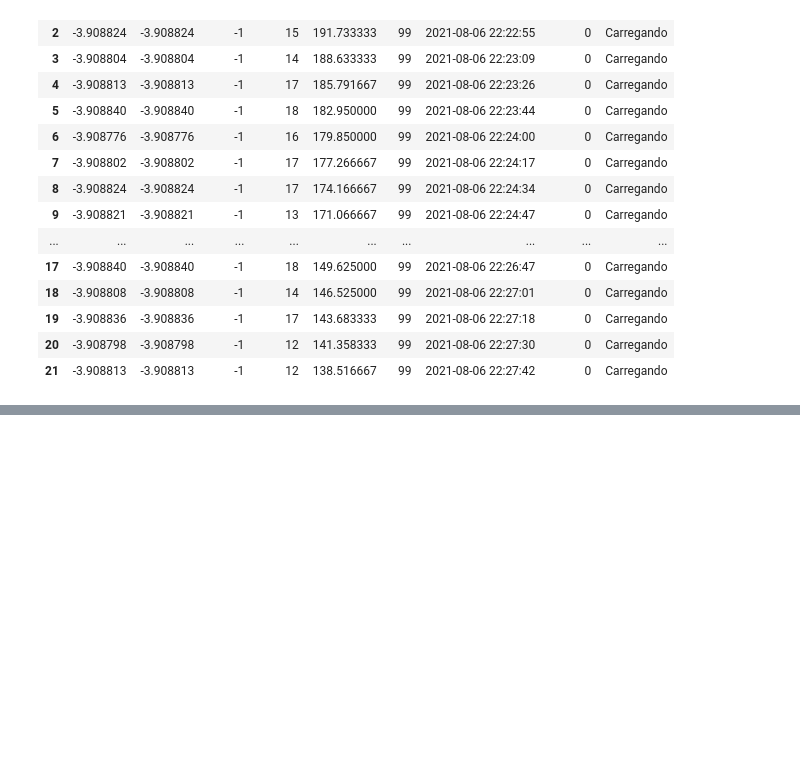
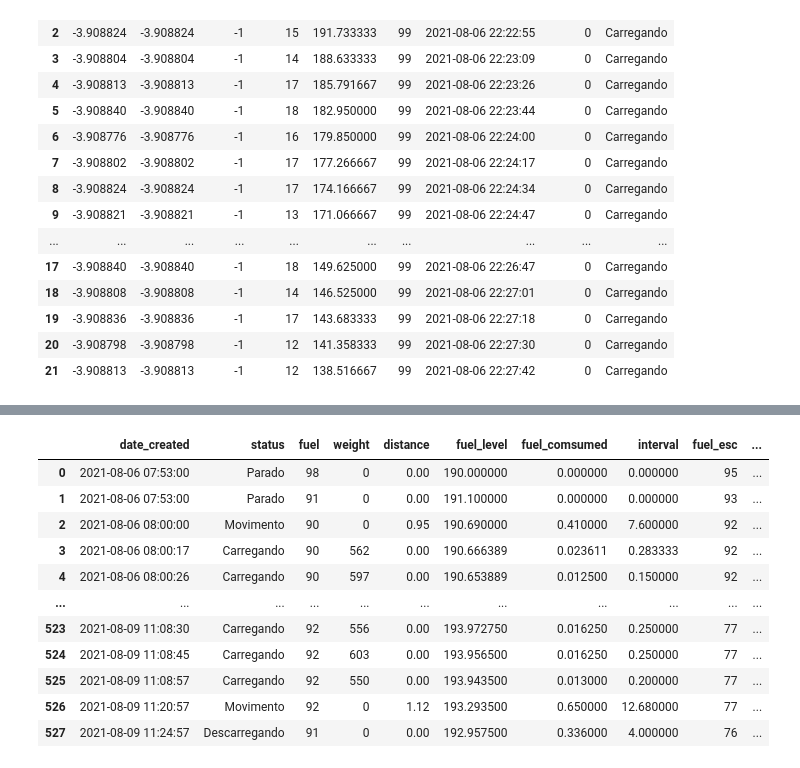
Before and after one commit to Daniel-Fiuza/analise_de_dados_python, a Jupyter notebook: notebooks/indicadores_desempenho.ipynb, the cells around one changed output, grey strips where cells are left out. Drawn from its saved outputs; the diff is of its cells as text; code cells hidden in the pictures; blank space fills up the shorter version.

Commit message:
completada geracao de dados e indicadores

```diff
--- a/notebooks/indicadores_desempenho.ipynb
+++ b/notebooks/indicadores_desempenho.ipynb
@@ -876,10 +927,20 @@ def genOneCycle(df_cycle):
 
 
 ################## Inicio #########################################
+day_list = []
+date = pd.to_datetime(f'2021-08-06 07:00:00')
+qtde_dias = 18 #Quantidade de dias úteis gerados
+for idx in range(qtde_dias):
+    minutes = int(random.uniform(-1, 1)*57)
+    date += np.timedelta64(int(minutes*60),'s')
+    day_list.append(str(date))
+    date += np.timedelta64(1,'D') if date.weekday() < 4 else np.timedelta64(3,'D')
+
+
 df_dict = {
-            'date_created': [pd.to_datetime('2021-08-06 07:15:53')],
+            'date_created': [pd.to_datetime(day_list[0])],
             'status': ['Parado'],
-            'fuel': [90],
+            'fuel': [98],
             'weight': [0],
             'distance': [0],
             'fuel_level': [190],
@@ -893,30 +954,55 @@ df_dict = {
 
 df_cycle = pd.DataFrame(df_dict)
 
+#Ciclo de 'day_list' dias
+for date in day_list:
+    fuel_init = random.randint(86,97)
+    fuel_level_init = (fuel_init*litragem_cam)/100
+    fuel_esc_init = random.randint(88,95)
+    fuel_level_esc_init = (fuel_esc_init*litragem_esc)/100
 
-#Ciclo de um Dia
-for _ in range(2):
-    #Ciclo de um Turno
-    for _ in range(7):
-        df_cycle = genOneCycle(df_cycle)
+    day_init = {
+        'date_created': pd.to_datetime(date),
+        'status': 'Parado',
+        'fuel': fuel_init,
+        'weight': 0,
+        'distance': 0,
+        'fuel_level': fuel_level_init,
+        'fuel_comsumed': 0,
+        'interval': 0,
+        'fuel_esc': fuel_esc_init,
+        'fuel_level_esc': fuel_level_esc_init,
+        'fuel_comsumed_esc': 0
+    }
 
-    display(df_cycle)
-    print(f'time interval: {df_cycle.iloc[-1,0] - df_cycle.iloc[0,0]}, interval: {round(df_cycle["interval"].sum()/60,2)} h, total_weight: {df_cycle["weight"].sum()} Kg')
+    df_cycle = df_cycle.append(day_init, ignore_index=True)
+    print(f'Inicio do Turno: {df_cycle.tail(1)}')
 
-    #Intervalo de Almoço
-    df_dict_interval = {
-            'date_created': [df_cycle['date_created'].tail(1).values[0] + np.timedelta64(int(random.randint(57,83)),'m')],
-            'status': ['Parado'],
-            'fuel': [df_cycle['fuel'].tail(1).values[0]],
-            'weight': [0],
-            'distance': [0],
-            'fuel_level': [df_cycle['fuel_level'].tail(1).values[0]],
-            'fuel_comsumed': [0],
-            'interval': [0],
-            'fuel_esc': [df_cycle['fuel_esc'].tail(1).values[0]],
-            'fuel_level_esc': [df_cycle['fuel_level_esc'].tail(1).values[0]],
-            'fuel_comsumed_esc': [0]
-        }
-    df_interval = pd.DataFrame(df_dict_interval)
-    df_cycle = df_cycle.append(df_interval, ignore_index=True)
+    #Ciclo de um Dia
+    for turno in range(2):
+        #Ciclo de um Turno
+        for _ in range(7):
+            df_cycle = genOneCycle(df_cycle)
+
+        display(df_cycle)
+        print(f'Turno {turno+1}: time interval: {df_cycle.iloc[-1,0] - df_cycle.iloc[0,0]}, interval: {round(df_cycle["interval"].sum()/60,2)} h, total_weight: {df_cycle["weight"].sum()} Kg')
+
+        #Intervalo de Almoço
+        df_dict_interval = {
+                'date_created': [df_cycle['date_created'].tail(1).values[0] + np.timedelta64(int(random.randint(57,83)),'m')],
+                'status': ['Parado'],
+                'fuel': [df_cycle['fuel'].tail(1).values[0]],
+                'weight': [0],
+                'distance': [0],
+                'fuel_level': [df_cycle['fuel_level'].tail(1).values[0]],
+                'fuel_comsumed': [0],
+                'interval': [0],
+                'fuel_esc': [df_cycle['fuel_esc'].tail(1).values[0]],
+                'fuel_level_esc': [df_cycle['fuel_level_esc'].tail(1).values[0]],
+                'fuel_comsumed_esc': [0]
+            }
+        df_interval = pd.DataFrame(df_dict_interval)
+        df_cycle = df_cycle.append(df_interval, ignore_index=True)
+
+df_cycle.to_csv(f"..{sep}dados_csv{sep}dados_sim_{random.randint(0,1000)}.csv")
 # %% [output]
@@ -950,0 +1047,12 @@ time interval: 0 days 09:21:21, interval: 8.34 h, total_weight: 166393 Kg
+|  | date_created | status | fuel | weight | distance | fuel_level | fuel_comsumed | interval | fuel_esc | ... |
+| 0 | 2021-08-06 07:53:00 | Parado | 98 | 0 | 0.00 | 190.000000 | 0.000000 | 0.000000 | 95 | ... |
+| 1 | 2021-08-06 07:53:00 | Parado | 91 | 0 | 0.00 | 191.100000 | 0.000000 | 0.000000 | 93 | ... |
+| 2 | 2021-08-06 08:00:00 | Movimento | 90 | 0 | 0.95 | 190.690000 | 0.410000 | 7.600000 | 92 | ... |
+| 3 | 2021-08-06 08:00:17 | Carregando | 90 | 562 | 0.00 | 190.666389 | 0.023611 | 0.283333 | 92 | ... |
+| 4 | 2021-08-06 08:00:26 | Carregando | 90 | 597 | 0.00 | 190.653889 | 0.012500 | 0.150000 | 92 | ... |
+| ... | ... | ... | ... | ... | ... | ... | ... | ... | ... | ... |
+| 523 | 2021-08-09 11:08:30 | Carregando | 92 | 556 | 0.00 | 193.972750 | 0.016250 | 0.250000 | 77 | ... |
+| 524 | 2021-08-09 11:08:45 | Carregando | 92 | 603 | 0.00 | 193.956500 | 0.016250 | 0.250000 | 77 | ... |
+| 525 | 2021-08-09 11:08:57 | Carregando | 92 | 550 | 0.00 | 193.943500 | 0.013000 | 0.200000 | 77 | ... |
+| 526 | 2021-08-09 11:20:57 | Movimento | 92 | 0 | 1.12 | 193.293500 | 0.650000 | 12.680000 | 77 | ... |
+| 527 | 2021-08-09 11:24:57 | Descarregando | 91 | 0 | 0.00 | 192.957500 | 0.336000 | 4.000000 | 76 | ... |
```
Also changed, not shown: parts of 8 cells of this notebook, 1 other file.
